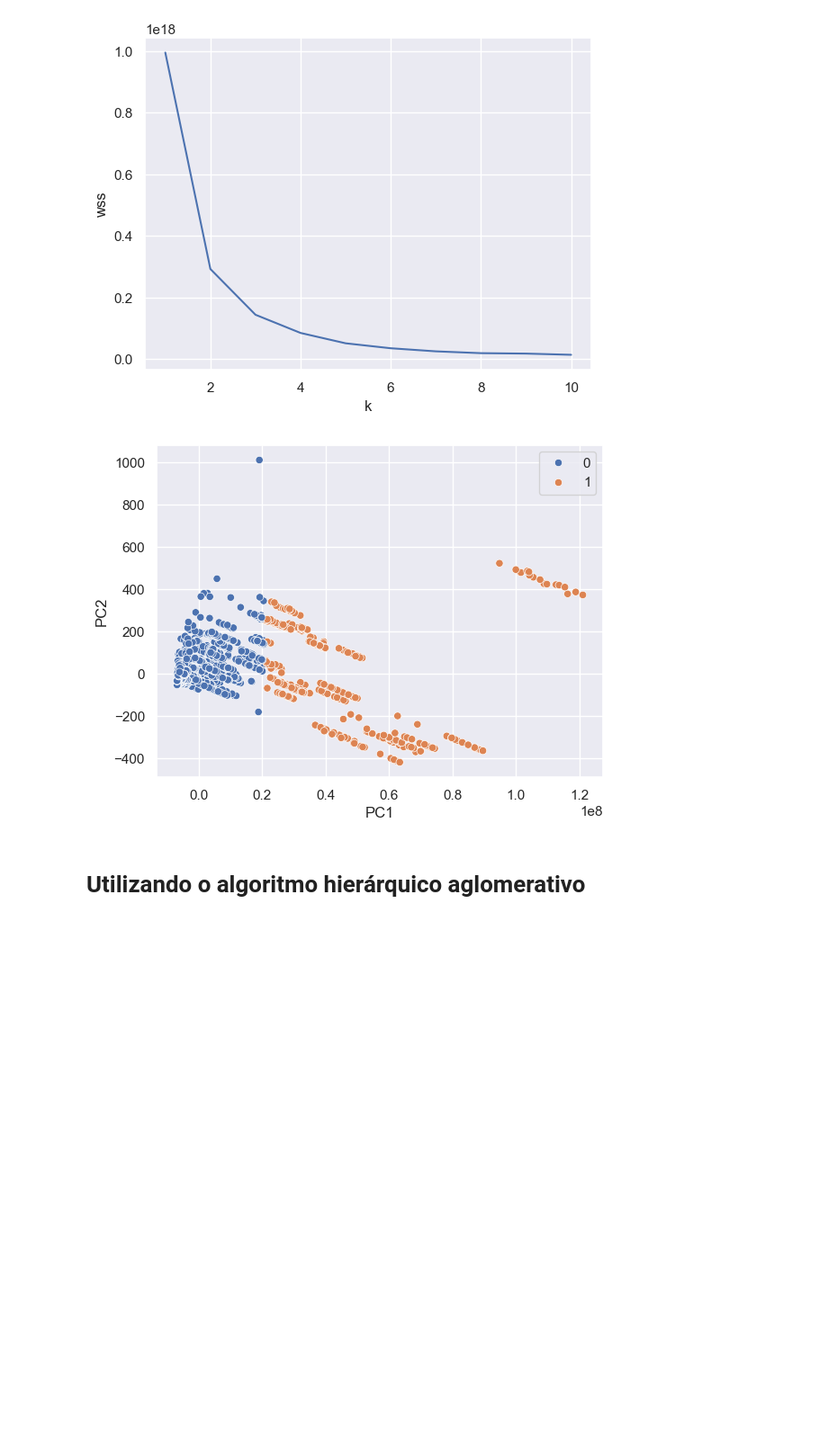
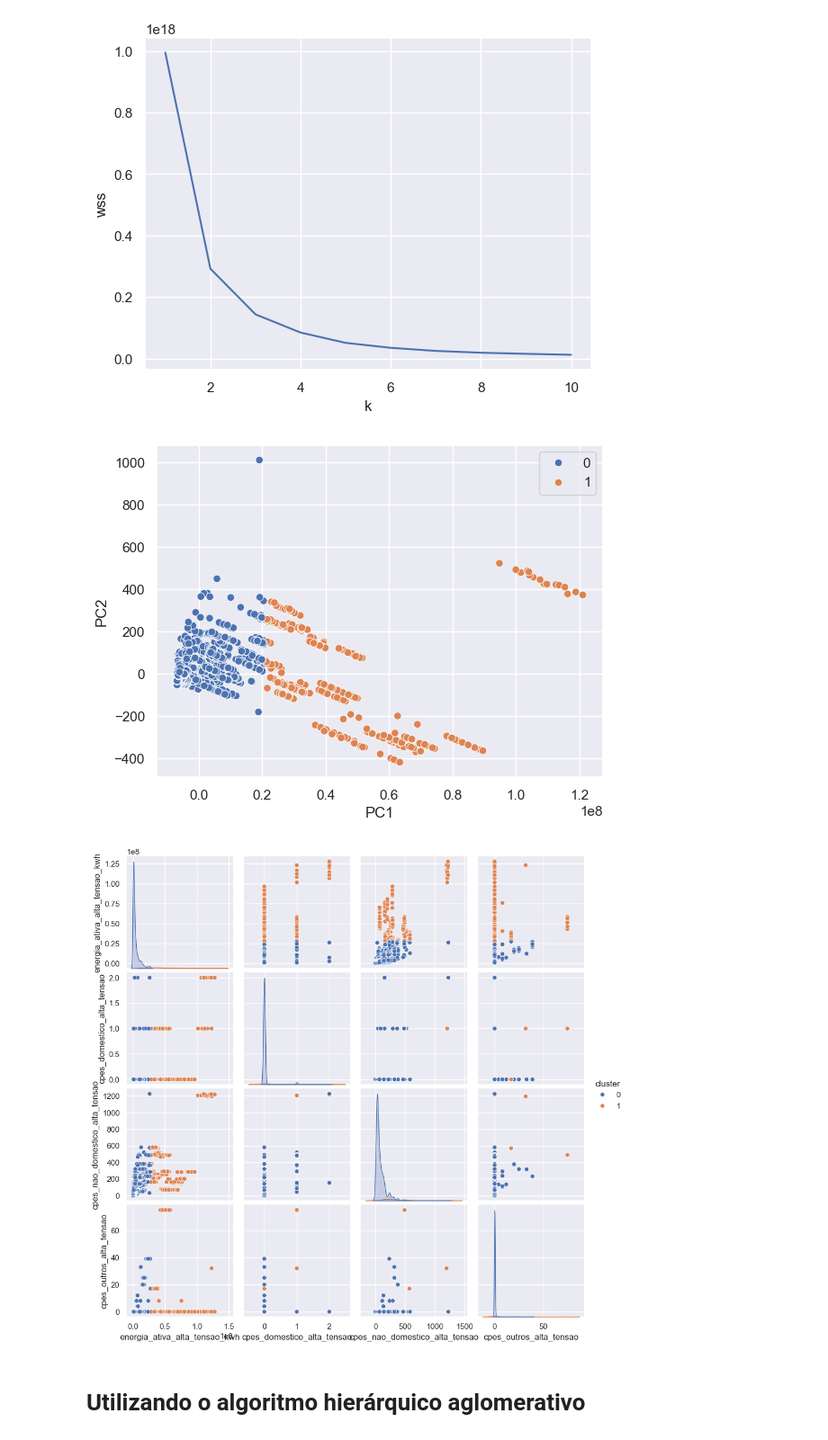
Before and after one commit to kreativermario/Projeto-DECD, a Jupyter notebook: notebooks/clustering_high_tension.ipynb, the cells around one changed output. Shown at 90% size. Cells and saved outputs as stored; diff of their text form; code cells hidden in the pictures; blank space fills up the shorter version.

Commit message:
Added pairplots with colors to low and high tension

```diff
--- a/notebooks/clustering_high_tension.ipynb
+++ b/notebooks/clustering_high_tension.ipynb
@@ -115,8 +115,11 @@ sns.lineplot(k_wss, x='k', y='wss');
 # %%
 kmeans = KMeans(n_clusters=NUM_K_MEANS_CLUSTERS, n_init='auto').fit(high_tension_df)
 sns.scatterplot(pca_df, x='PC1', y='PC2', hue=kmeans.labels_);
+high_tension_df['cluster'] = kmeans.labels_
+sns.pairplot(high_tension_df, hue='cluster');
 # %% [output]
 [figure]
+[figure, added]
 # %% [markdown]
 # Utilizando o algoritmo hierárquico aglomerativo
 # %% [markdown]
```
Also changed, not shown: parts of 7 cells of this notebook, 1 other file.
